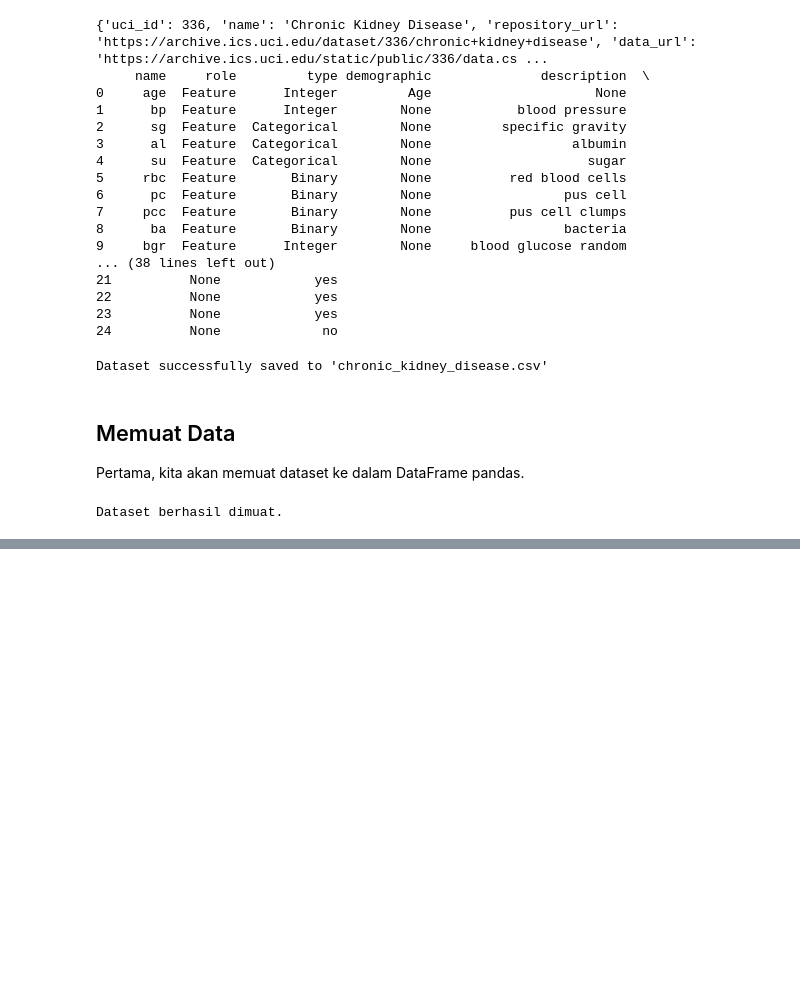
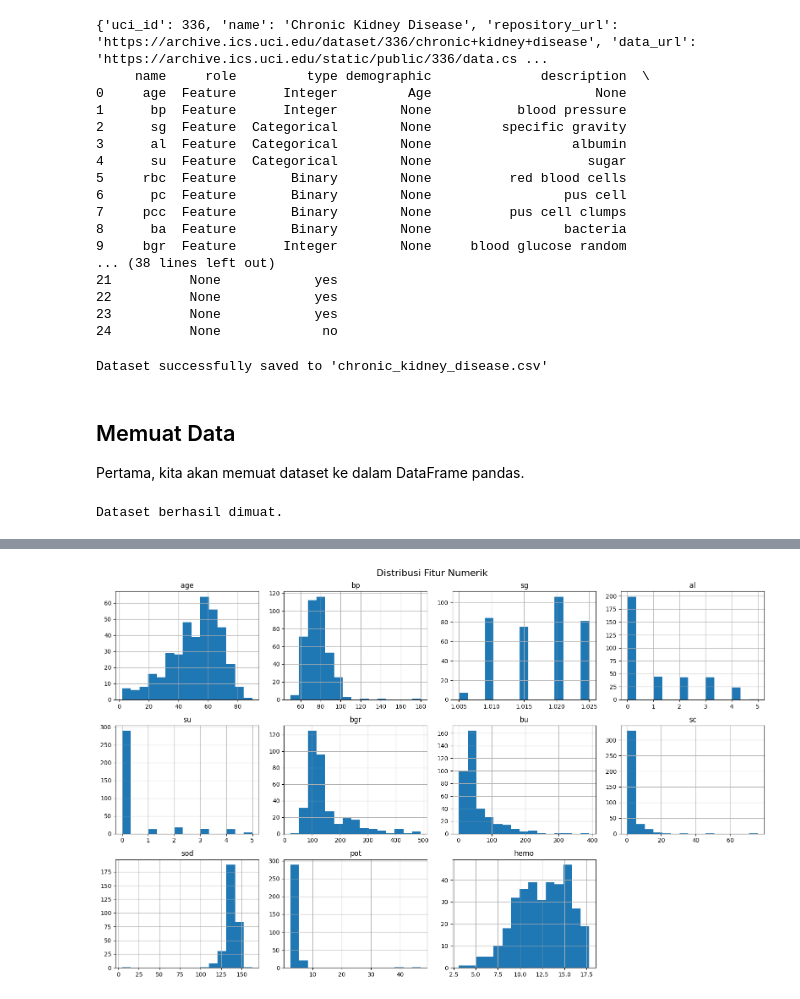
Before and after one commit to IntanAuliaMajid/pendata, a Jupyter notebook: mybook/Tugas pra-uas.ipynb, the cells around one changed output, grey strips where cells are left out. Cells and saved outputs as stored; diff of their text form; code cells hidden in the pictures; blank space fills up the shorter version.

```diff
--- a/mybook/Tugas pra-uas.ipynb
+++ b/mybook/Tugas pra-uas.ipynb
@@ -267,0 +119,7 @@ Dataset berhasil dimuat.
+# %%
+import pandas as pd
+import matplotlib.pyplot as plt
+import seaborn as sns
+
+file_path = "chronic_kidney_disease.csv"
+df = pd.read_csv(file_path)
@@ -413,0 +301,9 @@ Visualisasi data telah selesai ditampilkan.
+# %%
+numerical_features = ['age', 'bp', 'sg', 'al', 'su', 'bgr', 'bu', 'sc', 'sod', 'pot', 'hemo']
+
+df[numerical_features].hist(bins=15, figsize=(16, 10), layout=(3, 4))
+plt.suptitle("Distribusi Fitur Numerik", fontsize=16)
+plt.tight_layout()
+plt.show()
+# %% [output]
+[figure, added]
```
Also changed, not shown: parts of 36 cells of this notebook.
